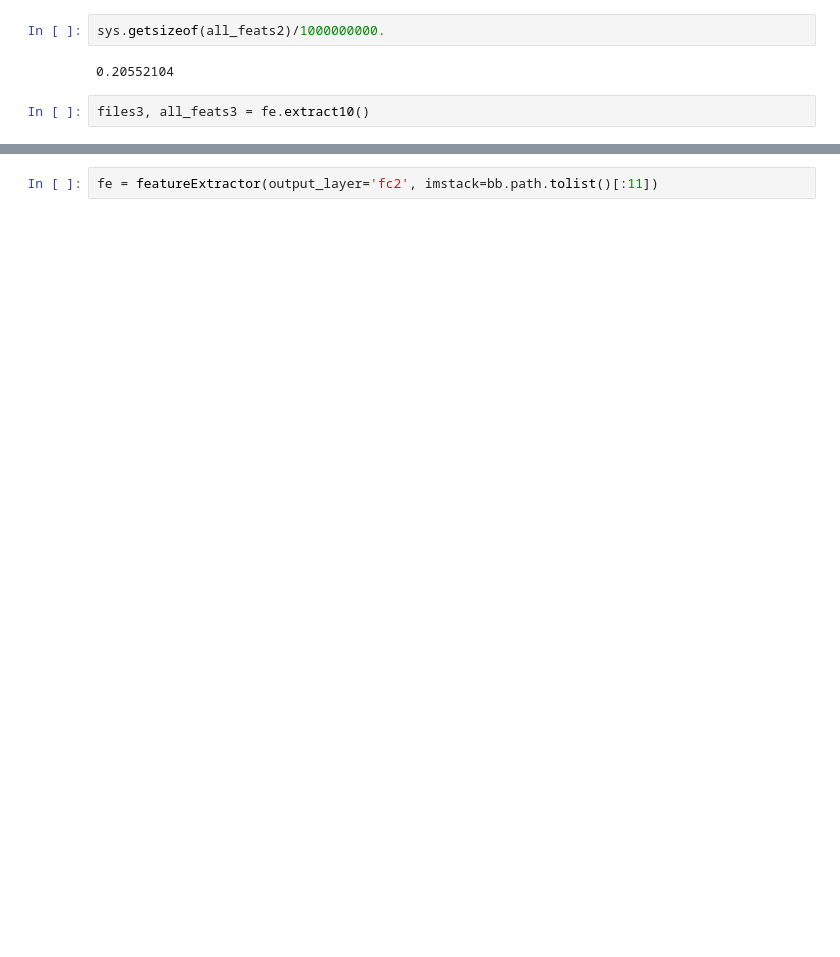
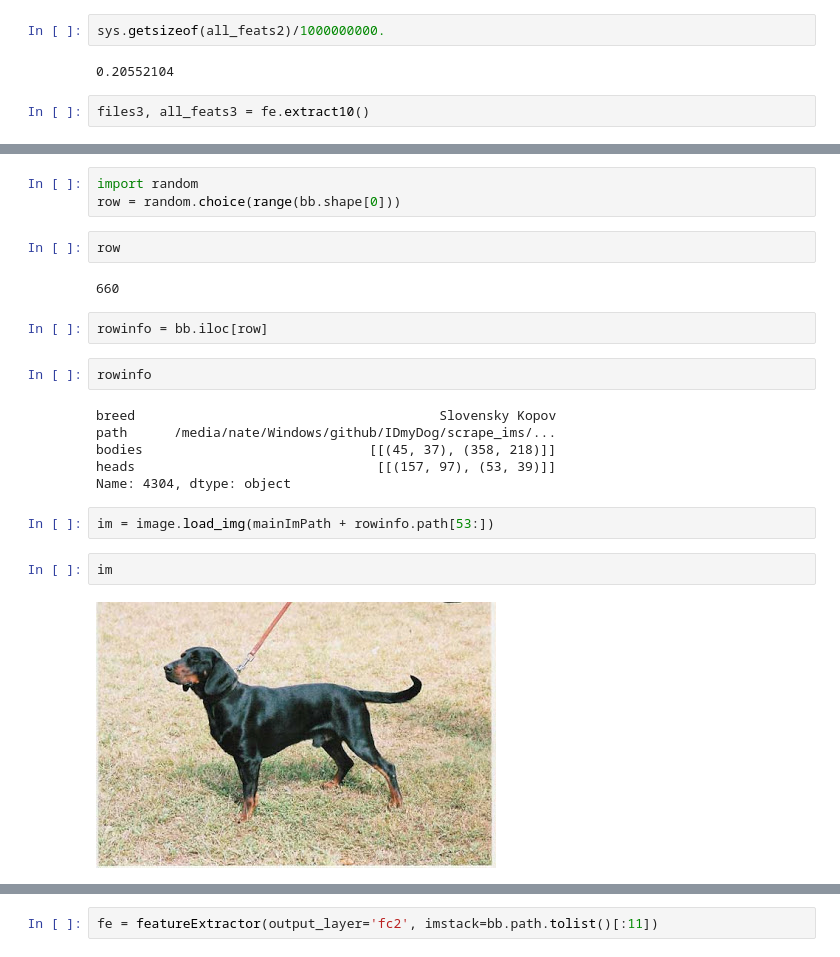
Before and after one commit to nateGeorge/IDmyDog, a Jupyter notebook: neural_nets/extract_feature_class_like_MONGOdb.ipynb, the cells around one changed output, grey strips where cells are left out. Cells and saved outputs as stored; diff of their text form; blank space fills up the shorter version.

```diff
--- a/neural_nets/extract_feature_class_like_MONGOdb.ipynb
+++ b/neural_nets/extract_feature_class_like_MONGOdb.ipynb
@@ -355,0 +418,23 @@ files, feats = fe.extractAll()
+# %%
+import random
+row = random.choice(range(bb.shape[0]))
+# %%
+row
+# %% [output]
+660
+# %%
+rowinfo = bb.iloc[row]
+# %%
+rowinfo
+# %% [output]
+breed                                       Slovensky Kopov
+path      /media/nate/Windows/github/IDmyDog/scrape_ims/...
+bodies                             [[(45, 37), (358, 218)]]
+heads                               [[(157, 97), (53, 39)]]
+Name: 4304, dtype: object
+# %%
+im = image.load_img(mainImPath + rowinfo.path[53:])
+# %%
+im
+# %% [output]
+[figure, added]
```
Also changed, not shown: parts of 33 cells of this notebook, 1 other file.
